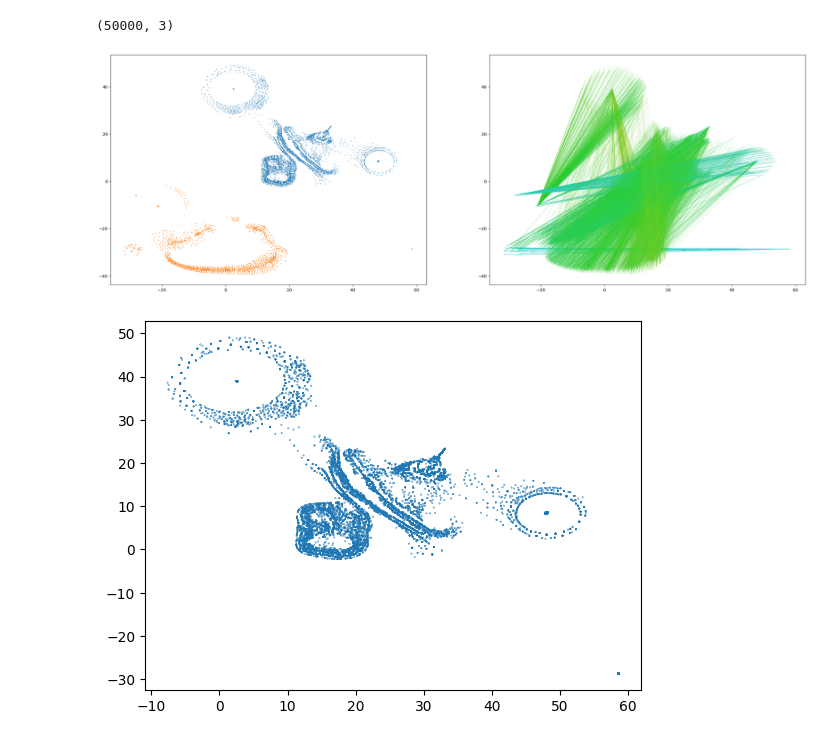
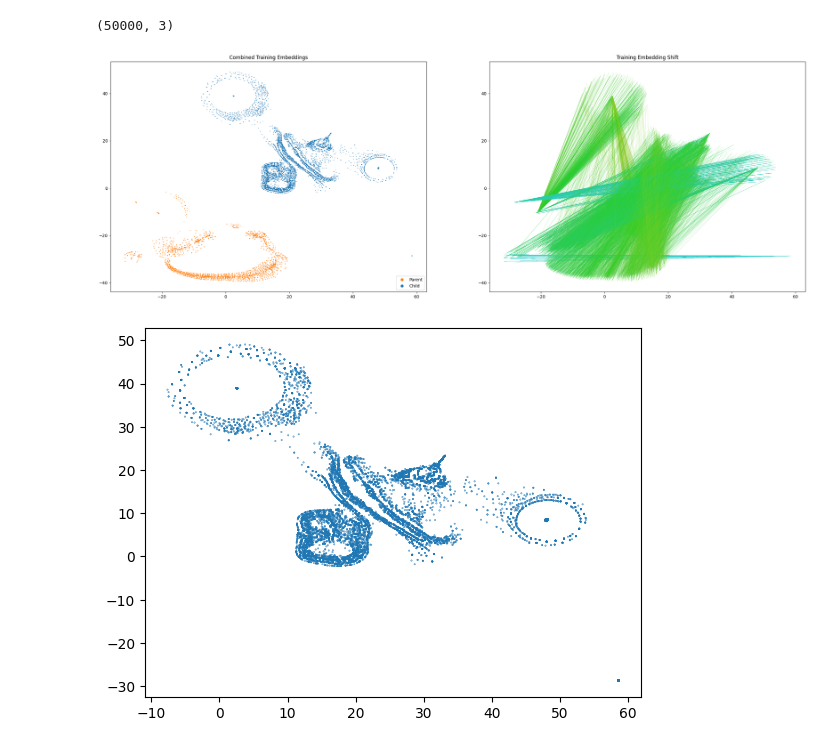
Before and after one commit to mr-birkenblatt/clotho, a Jupyter notebook: notebooks/tsne-train.ipynb, the cells around one changed output. Drawn from its saved outputs; the diff is of its cells as text; code cells hidden in the pictures.

```diff
--- a/notebooks/tsne-train.ipynb
+++ b/notebooks/tsne-train.ipynb
@@ -209,7 +209,7 @@ def distance(a, b):
     return np.exp(-np.dot(a, b))
     # return 1.0 - sigmoid(np.dot(a, b))
 # %%
-force_recompute = True
+force_recompute = False
 outfile = f"{prefix}tsne2.pq"
 # %%
 %%time
@@ -265,37 +264,45 @@ tmp.shape
 (50000, 3)
 # %%
 fig, (ax_left, ax_right) = plt.subplots(nrows=1, ncols=2, figsize=(30, 10))
+# fig.suptitle("Training", fontsize=16)
 tmp.plot.scatter(
     x="x",
     y="y",
     s=0.2,
     c="l",
     # alpha=0.5,
     xlabel="",
     ylabel="",
-    ax=ax_left)
+    ax=ax_left,
+    title="Combined Training Embeddings")
+legend_elements = [
+    Line2D([0], [0], color="tab:orange", marker="o", lw=0, label="Parent"),
+    Line2D([0], [0], color="tab:blue", marker="o", lw=0, label="Child"),
+]
+ax_left.legend(handles=legend_elements, loc="lower right")
 tmp.plot.scatter(
     x="x",
     y="y",
     s=0.2,
     c="l",
     alpha=0.0,
     xlabel="",
     ylabel="",
-    ax=ax_right)
+    ax=ax_right,
+    title="Training Embedding Shift")
 for ix in range(tmp_count):
     xs = (tmp["x"].iloc[ix], tmp["x"].iloc[ix + tmp_count])
     ys = (tmp["y"].iloc[ix], tmp["y"].iloc[ix + tmp_count])
     ax_right.add_line(Line2D(
         xs,
         ys,
         # alpha=0.5,
         lw=0.1,
         c=angle_color(xs, ys)))
 plt.savefig(f"{prefix}full_log1pexpneg.png", bbox_inches="tight")
 plt.show()
 # %% [output]
-[figure, old version]
+[figure, new version]
 # %%
 tmp.iloc[:tmp_count, :].plot.scatter(
     x="x",
```
Also changed, not shown: parts of 3 cells of this notebook, 8 other files.
